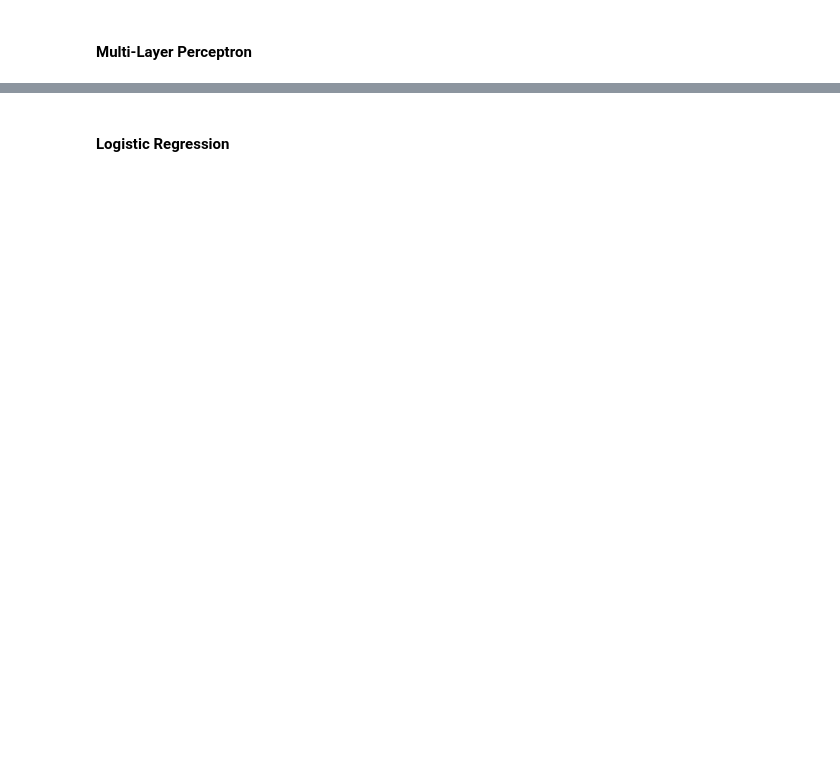
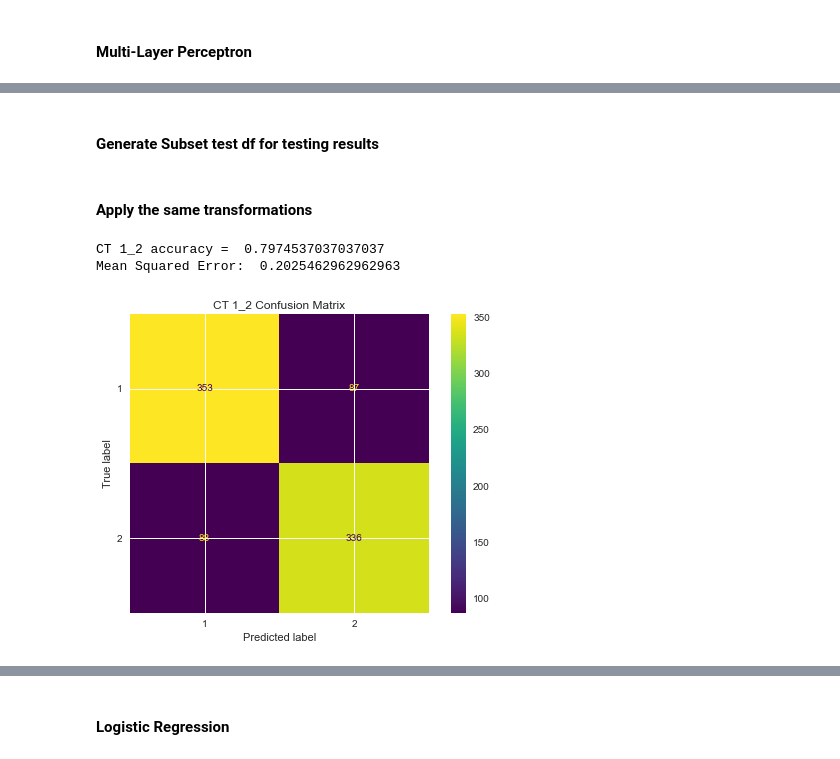
Before and after one commit to justinetaylor/mids-w207-final-project, a Jupyter notebook: clear_cut_solution.ipynb, the cells around one changed output, grey strips where cells are left out. Cells and saved outputs as stored; diff of their text form; code cells hidden in the pictures; blank space fills up the shorter version.

```diff
--- a/clear_cut_solution.ipynb
+++ b/clear_cut_solution.ipynb
@@ -140,6 +191,8 @@ After the feature transformation, we see improved distinction in median values,
 Then, we split the training data into a training data set (80%) and development data set (20%). We will also have a large, separate test data set.
 # %%
 train_data, train_labels, dev_data, dev_labels = fe.split_data(train_df)
+train_data12, train_labels12, dev_data12, dev_labels12  = fe.split_data(train_df_12)
+train_data36, train_labels36, dev_data36, dev_labels36  = fe.split_data(train_df_36)
 # %% [markdown]
 #### Scale the data to have a mean of 0 and a variance of 1.
 # %%
@@ -223,0 +262,4 @@ Mean Squared Error:  1.3316798941798942
+# %% [markdown]
+#### Generate Subset test df for testing results
+# %% [markdown]
+#### Apply the same transformations
@@ -223,0 +269,47 @@ Mean Squared Error:  1.3316798941798942
+# %%
+#generate subset df for spearte testing.
+y_pred = mlp_model.predict(test_data)
+def gen_subset_test(y_pred):
+    result = pd.DataFrame.from_dict(dict(zip(test_df_ID.to_list(),y_pred)), orient='index', columns=["Cover_Type"])
+    type12_id = result[result.Cover_Type==12].index.to_list()
+    type36_id = result[result.Cover_Type==36].index.to_list()
+    test_12 = test_data1[test_data1.Id.isin(type12_id)]
+    test_36 = test_data1[test_data1.Id.isin(type36_id)]
+    test_12_id = test_12.Id
+    test_36_id = test_36.Id
+    return test_12, test_36, result, test_12_id, test_36_id
+test_12, test_36, result, test_12_id, test_36_id = gen_subset_test(y_pred)
+# %%
+#transofrm and scale the subset data with the respective scalers
+test_12 = manipulate_data(test_12)
+test_36 = manipulate_data(test_36)
+test_12 = fe.scale_non_training_data(standardize_features, test_12, train_12_scaler)
+test_36 = fe.scale_non_training_data(standardize_features, test_36, train_36_scaler)
+
+#additional feature engineering for each subset
+test_12 = manipulate_ct12(test_12)
+test_36 = manipulate_ct36(test_36)
+# %%
+#run the mlp model for subset of cover type 1 and 2
+def subset_12():
+    """This funciton trains a MLP model specifically on cover type 1 and 2 datasets"""
+    model = MLPClassifier(alpha=1e-3, hidden_layer_sizes=(200,), random_state=0, max_iter=200)
+    model.fit(train_data12, train_labels12)
+    predictions = model.predict(dev_data12)
+    ypred12 = model.predict(test_12)
+    res12 = pd.DataFrame.from_dict(dict(zip(test_12_id.to_list(),ypred12)), orient='index', columns=["Cover_Type"])
+    score = model.score(dev_data12, dev_labels12)
+    probabilities = model.predict_proba(dev_data12)
+    plot_confusion_matrix(model, dev_data12, dev_labels12, values_format = "d")
+    plt.title("CT 1_2 Confusion Matrix")
+    plt.plot()
+    print("CT 1_2 accuracy = ",score)
+    mse_nn = mean_squared_error(dev_labels12, predictions)
+    print("Mean Squared Error: ", mse_nn)
+
+    return score, probabilities, res12
+score12, prob12, res12 = subset_12()
+# %% [output]
+CT 1_2 accuracy =  0.7974537037037037
+Mean Squared Error:  0.2025462962962963
+[figure, added]
```
Also changed, not shown: parts of 30 cells of this notebook, 1 other file.
